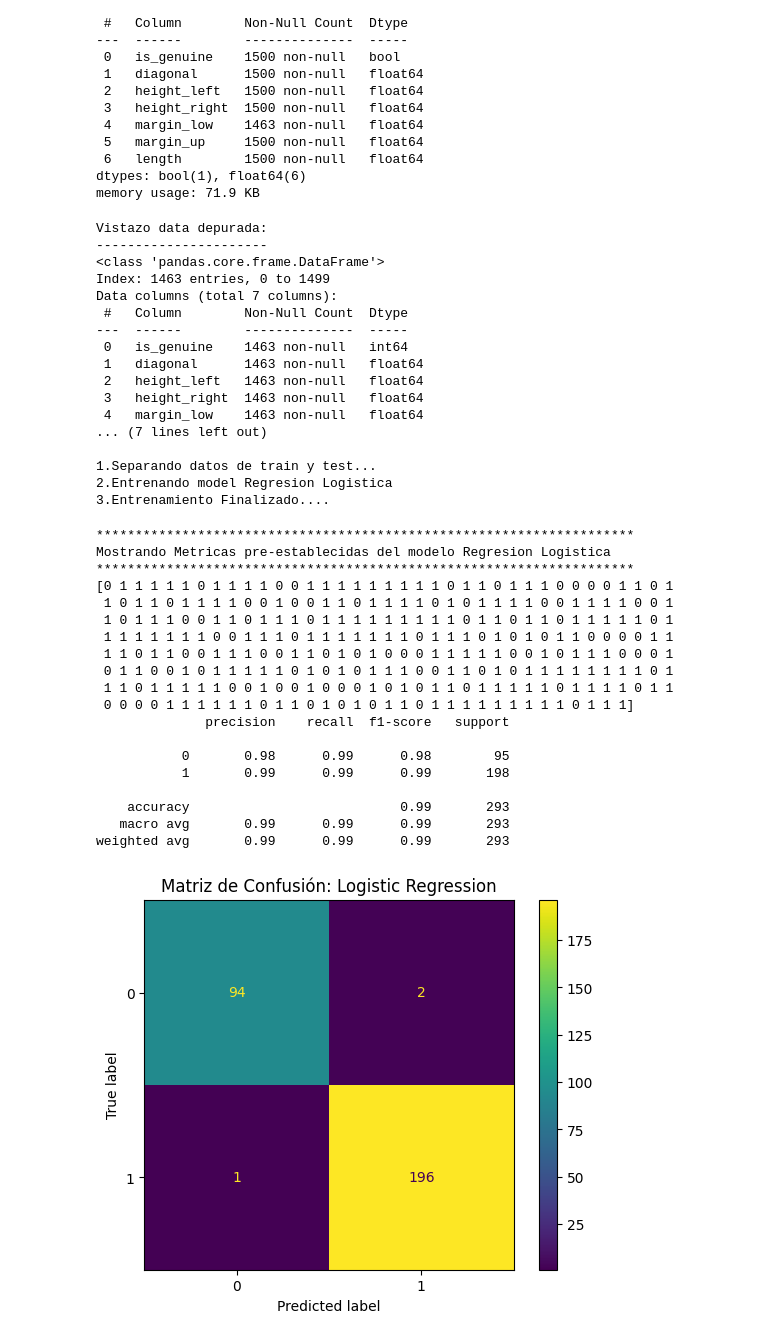
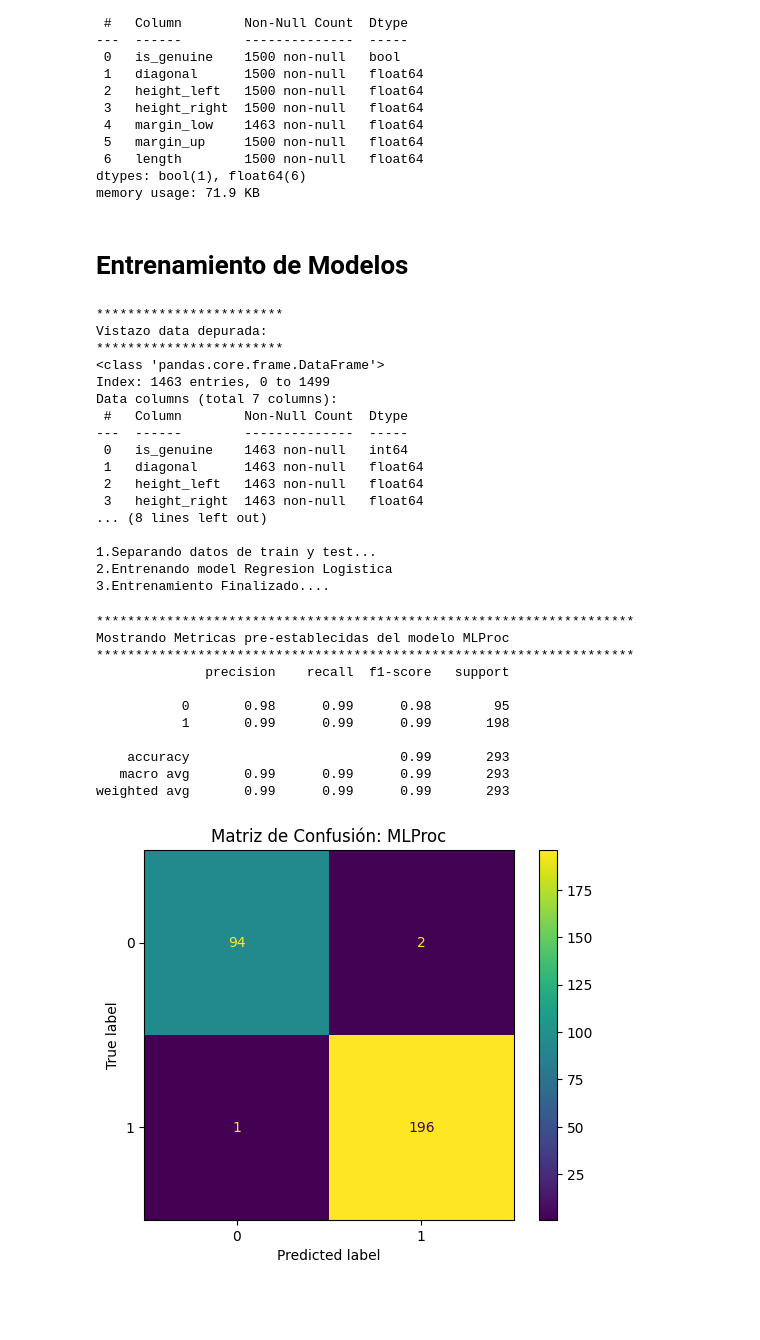
Before and after one commit to joseadolfo1/DsrpTrabajoFinalML1, a Jupyter notebook: notebooks/Demo.ipynb, the cells around one changed output. Saved outputs shown, nothing was run; the diff lists cells and outputs as text; code cells hidden in the pictures; blank space fills up the shorter version.

```diff
--- a/notebooks/Demo.ipynb
+++ b/notebooks/Demo.ipynb
@@ -42,13 +49,16 @@ Data columns (total 7 columns):
  6   length        1500 non-null   float64
 dtypes: bool(1), float64(6)
 memory usage: 71.9 KB
+# %% [markdown]
+# Entrenamiento de Modelos
 # %%
-proc = MLProc("Regresion Logistica", data)
+rlog = MLProc("Regresion Logistica", LogisticRegression(), data)
 # %%
-proc.train(model=LogisticRegression())
+rlog.train()
 # %% [output]
+************************
 Vistazo data depurada:
-----------------------
+************************
 <class 'pandas.core.frame.DataFrame'>
 Index: 1463 entries, 0 to 1499
 Data columns (total 7 columns):
@@ -58,8 +68,7 @@ Data columns (total 7 columns):
  1   diagonal      1463 non-null   float64
  2   height_left   1463 non-null   float64
  3   height_right  1463 non-null   float64
- 4   margin_low    1463 non-null   float64
-... (7 lines left out)
+... (8 lines left out)
 
 1.Separando datos de train y test...
 2.Entrenando model Regresion Logistica
@@ -69,23 +78,15 @@ proc.predict()
 # %%
-proc.metricas()
+metricas(rlog.predictions, rlog.y_test, rlog)
 # %% [output]
 *********************************************************************
-Mostrando Metricas pre-establecidas del modelo Regresion Logistica
+Mostrando Metricas pre-establecidas del modelo MLProc
 *********************************************************************
-[0 1 1 1 1 1 0 1 1 1 1 0 0 1 1 1 1 1 1 1 1 1 0 1 1 0 1 1 1 0 0 0 0 1 1 0 1
- 1 0 1 1 0 1 1 1 1 0 0 1 0 0 1 1 0 1 1 1 1 0 1 0 1 1 1 1 0 0 1 1 1 1 0 0 1
- 1 0 1 1 1 0 0 1 1 0 1 1 1 0 1 1 1 1 1 1 1 1 1 0 1 1 0 1 1 0 1 1 1 1 1 0 1
- 1 1 1 1 1 1 1 0 0 1 1 1 0 1 1 1 1 1 1 1 0 1 1 1 0 1 0 1 0 1 1 0 0 0 0 1 1
- 1 1 0 1 1 0 0 1 1 1 0 0 1 1 0 1 0 1 0 0 0 1 1 1 1 1 0 0 1 0 1 1 1 0 0 0 1
- 0 1 1 0 0 1 0 1 1 1 1 1 0 1 0 1 0 1 1 1 0 0 1 1 0 1 0 1 1 1 1 1 1 1 1 0 1
- 1 1 0 1 1 1 1 1 0 0 1 0 0 1 0 0 0 1 0 1 0 1 1 0 1 1 1 1 1 0 1 1 1 1 0 1 1
- 0 0 0 0 1 1 1 1 1 1 0 1 1 0 1 0 1 0 1 1 0 1 1 1 1 1 1 1 1 1 0 1 1 1]
               precision    recall  f1-score   support
 
            0       0.98      0.99      0.98        95
            1       0.99      0.99      0.99       198
 
     accuracy                           0.99       293
    macro avg       0.99      0.99      0.99       293
 weighted avg       0.99      0.99      0.99       293
-[figure, old version]
+[figure, new version]
```
Also changed, not shown: parts of 6 cells of this notebook, 1 other file.
